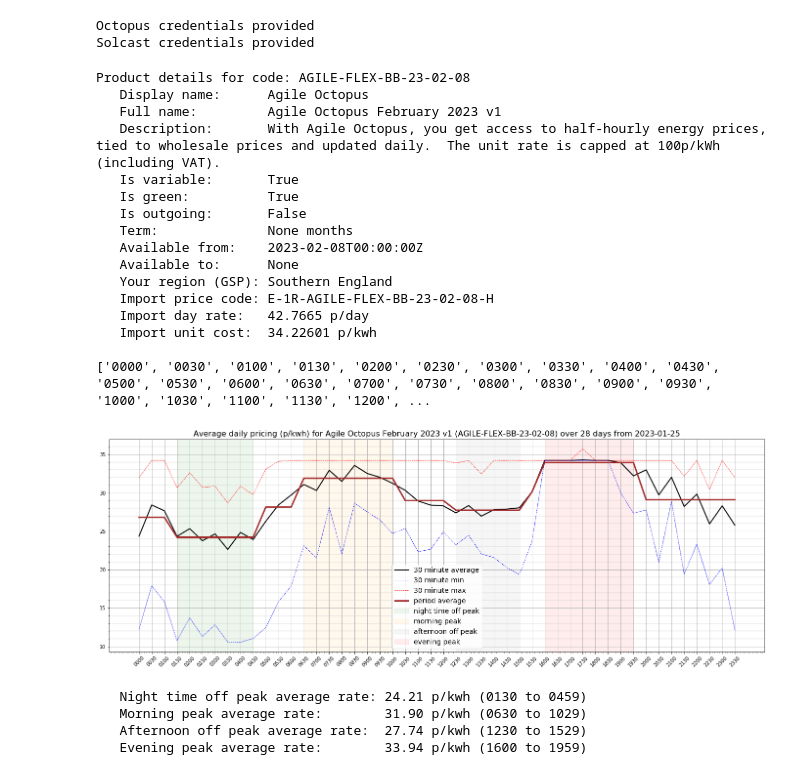
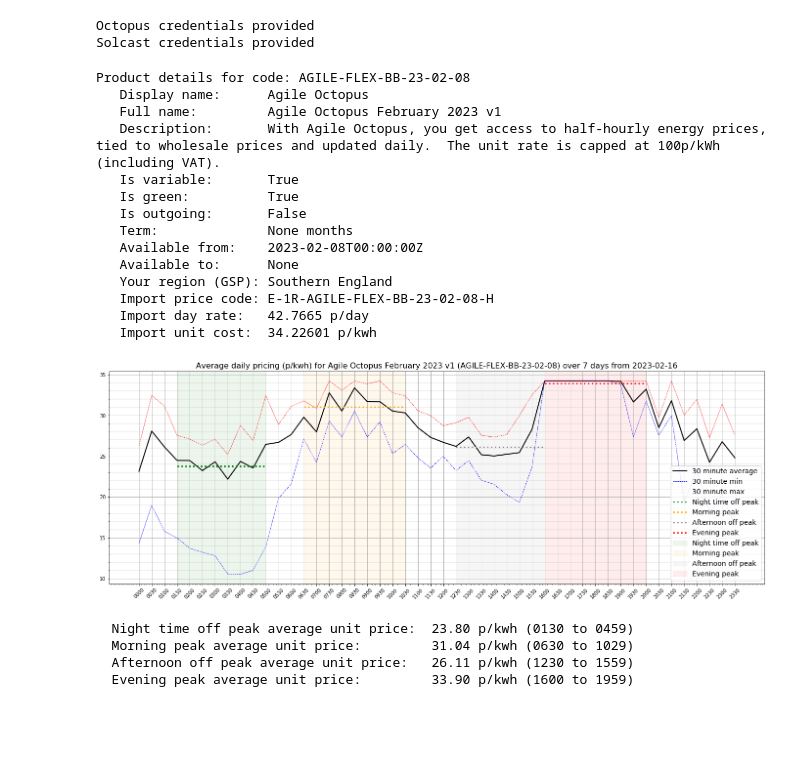
Before and after one commit to TonyM1958/Octopus, a Jupyter notebook: energy.ipynb, the cells around one changed output. Cells and saved outputs as stored; diff of their text form; code cells hidden in the pictures; blank space fills up the shorter version.

Commit message:
updated with time periods

```diff
--- a/energy.ipynb
+++ b/energy.ipynb
@@ -11,9 +11,8 @@ e.solcast_setting(api_key=my.solcast_api_key, rids=my.rids, save='forecasts.json
 Octopus credentials provided
 Solcast credentials provided
 # %%
-p = e.Product('AGILE-FLEX-BB')
+p = e.Product('AGILE-FLEX-BB', days=7)
 print(p)
-p.plot_30_minute_prices()
 # %% [output]
 Product details for code: AGILE-FLEX-BB-23-02-08
    Display name:      Agile Octopus
@@ -29,13 +28,16 @@ Product details for code: AGILE-FLEX-BB-23-02-08
    Import price code: E-1R-AGILE-FLEX-BB-23-02-08-H
    Import day rate:   42.7665 p/day
    Import unit cost:  34.22601 p/kwh
-
-['0000', '0030', '0100', '0130', '0200', '0230', '0300', '0330', '0400', '0430', '0500', '0530', '0600', '0630', '0700', '0730', '0800', '0830', '0900', '0930', '1000', '1030', '1100', '1130', '1200', ...
-[figure, removed]
-   Night time off peak average rate: 24.21 p/kwh (0130 to 0459)
-   Morning peak average rate:        31.90 p/kwh (0630 to 1029)
-   Afternoon off peak average rate:  27.74 p/kwh (1230 to 1529)
-   Evening peak average rate:        33.94 p/kwh (1600 to 1959)
+# %%
+e.period_setting('night', start='0130', end='0500')
+e.period_setting('pm', start='1230', end='1600')
+p.plot_30_minute_prices()
+# %% [output]
+[figure, added]
+  Night time off peak average unit price:  23.80 p/kwh (0130 to 0459)
+  Morning peak average unit price:         31.04 p/kwh (0630 to 1029)
+  Afternoon off peak average unit price:   26.11 p/kwh (1230 to 1559)
+  Evening peak average unit price:         33.90 p/kwh (1600 to 1959)
 # %%
 p = e.Product('VAR')
 print(p)
```
Also changed, not shown: parts of 1 cell of this notebook, 2 other files.
